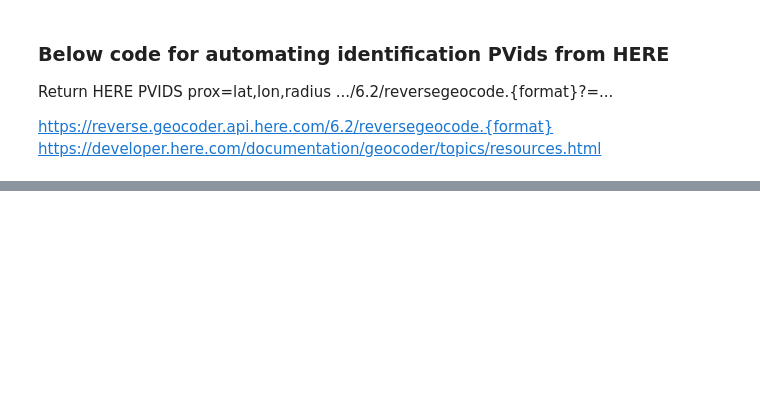
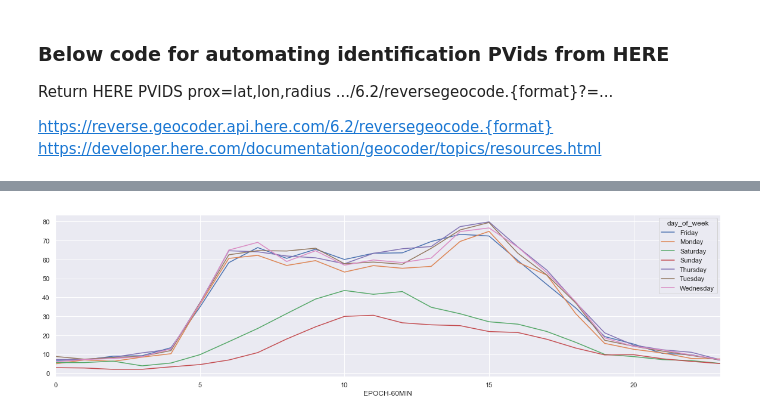
Before and after one commit to jaworra/Jupyter-Notebooks, a Jupyter notebook: here_analysis.ipynb, the cells around one changed output, grey strips where cells are left out. Cells and saved outputs as stored; diff of their text form; code cells hidden in the pictures; blank space fills up the shorter version.

```diff
--- a/here_analysis.ipynb
+++ b/here_analysis.ipynb
@@ -439,0 +300,8 @@ NameError: name 'plt' is not defined
+# %%
+#average day of week
+here_links_rel_col.pivot_table(
+    index = 'EPOCH-60MIN',
+    columns ='day_of_week',
+    values = 'COUNT',   aggfunc='mean', fill_value=0).plot(subplots=False, figsize=(20, 5), grid= True);
+# %% [output]
+[figure, added]
```
Also changed, not shown: parts of 40 cells of this notebook, 1 other file.
